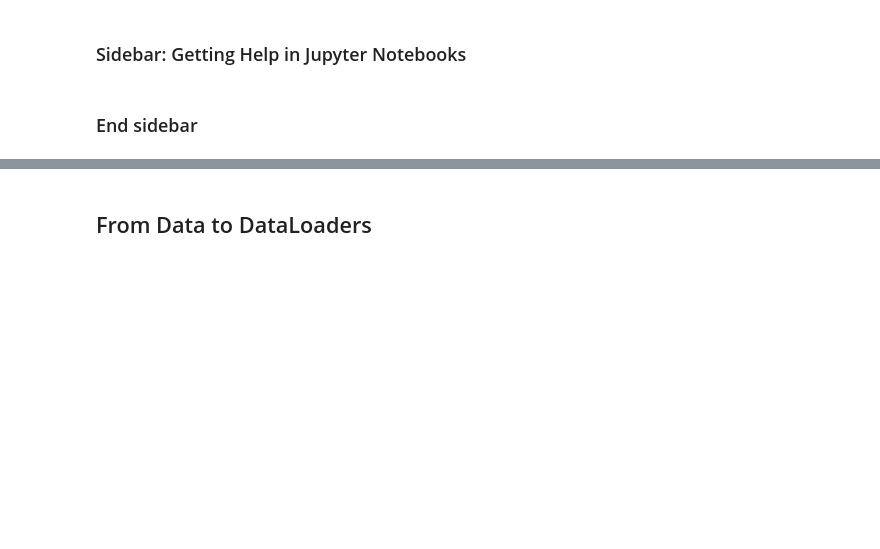
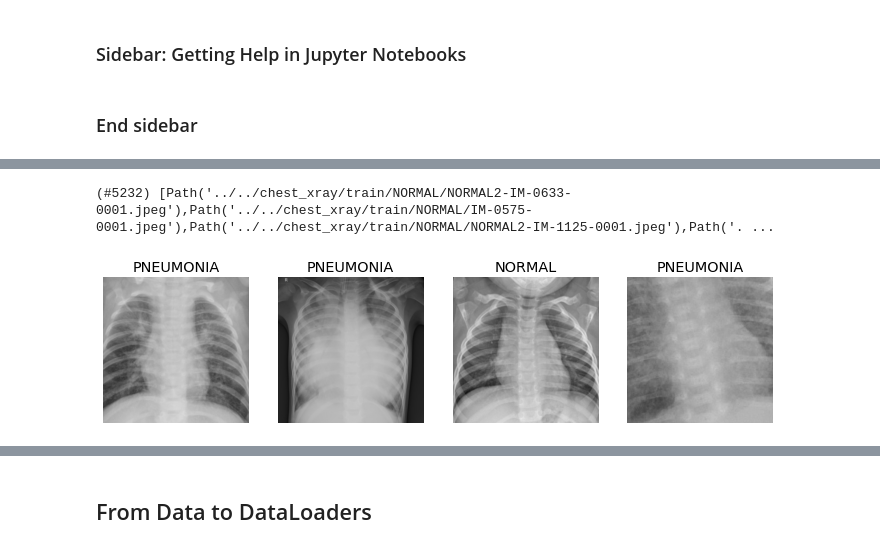
Before and after one commit to mickeykedia/fastai-course-work, a Jupyter notebook: clean/02_production.ipynb, the cells around one changed output, grey strips where cells are left out. Saved outputs shown, nothing was run; the diff lists cells and outputs as text; code cells hidden in the pictures; blank space fills up the shorter version.

Commit message:
Chest x ray image classifier

```diff
--- a/clean/02_production.ipynb
+++ b/clean/02_production.ipynb
@@ -92,0 +99,2 @@ im.to_thumb(128, 128)
+# %%
+path = Path('../../chest_xray/train')
@@ -92,0 +103,22 @@ im.to_thumb(128, 128)
+# %%
+fns
+# %% [output]
+(#5232) [Path('../../chest_xray/train/NORMAL/NORMAL2-IM-0633-0001.jpeg'),Path('../../chest_xray/train/NORMAL/IM-0575-0001.jpeg'),Path('../../chest_xray/train/NORMAL/NORMAL2-IM-1125-0001.jpeg'),Path('. ...
+# %%
+chest_xrays = DataBlock(
+    # blocks=(Input data type, LabelsType)
+    blocks=(ImageBlock, CategoryBlock),
+    # function to get input data (in this case file names)
+    get_items=get_image_files,
+    # How to split data into training set and validation set
+    splitter=RandomSplitter(valid_pct=0.3, seed=42),
+    # How to label data
+    get_y=parent_label,
+    # Item transforms, function which gets applied to each image
+    item_tfms=Resize(256))
+# %%
+dls = chest_xrays.dataloaders(path)
+# %%
+dls.valid.show_batch(max_n=4, nrows=1)
+# %% [output]
+[figure, added]
```
Also changed, not shown: parts of 9 cells of this notebook.
